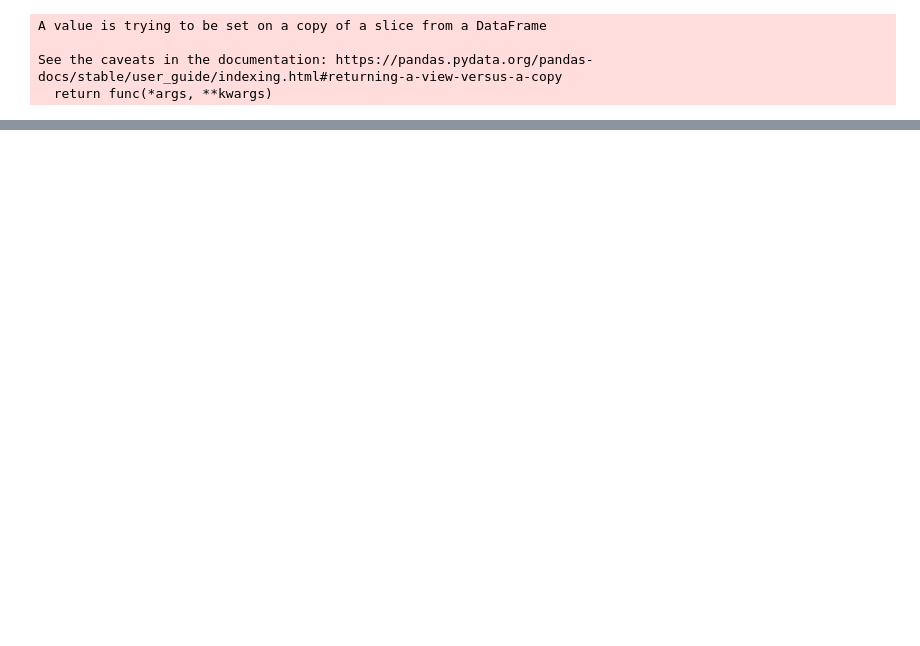
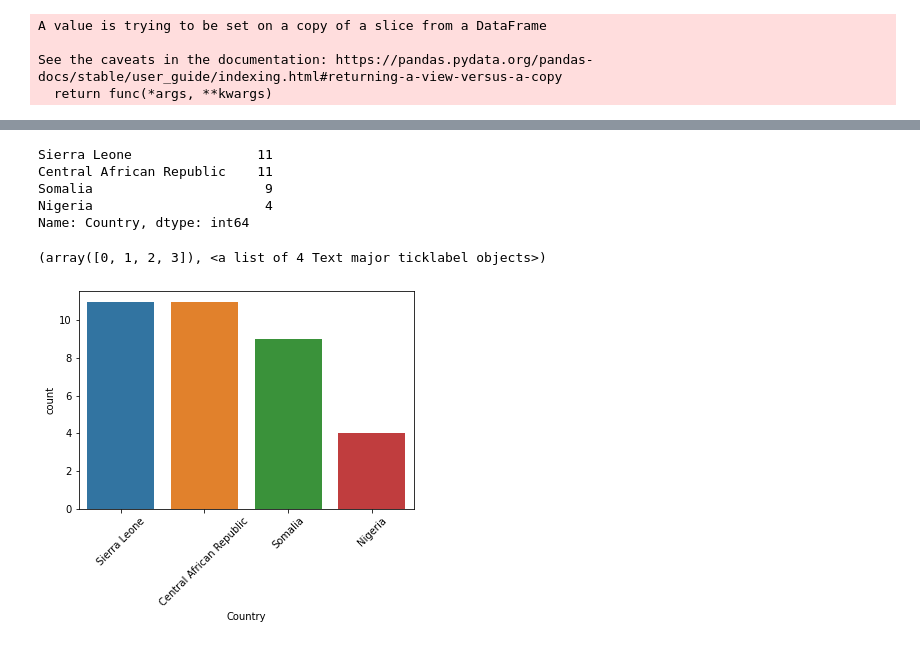
Before and after one commit to ahan-b/Projects, a Jupyter notebook: EDA_on_IMR.ipynb, the cells around one changed output, grey strips where cells are left out. Drawn from its saved outputs; the diff is of its cells as text; code cells hidden in the pictures; blank space fills up the shorter version.

```diff
--- a/EDA_on_IMR.ipynb
+++ b/EDA_on_IMR.ipynb
@@ -230,0 +481,8 @@ top_countries.head()
+# %%
+#worst countries in the year 2016
+q3_2016=x_2016['Infant Mortality Rate'].quantile(0.75)
+q1_2016=x_2016['Infant Mortality Rate'].quantile(0.25)
+IQR_2016=q3_2016-q1_2016
+worst_countries_2016=x_2016[x_2016['Infant Mortality Rate']>(1.5*IQR_2016+q3_2016)]
+worst_countries_2016.sort_values(by='Infant Mortality Rate',ascending=False,inplace=True)
+worst_countries_2016
@@ -230,0 +514,8 @@ top_countries.head()
+# %%
+#worst countries in the year 2017
+q3_2017=x_2017['Infant Mortality Rate'].quantile(0.75)
+q1_2017=x_2017['Infant Mortality Rate'].quantile(0.25)
+IQR_2017=q3_2017-q1_2017
+worst_countries_2017=x_2017[x_2017['Infant Mortality Rate']>(1.5*IQR_2017+q3_2017)]
+worst_countries_2017.sort_values(by='Infant Mortality Rate',ascending=False,inplace=True)
+worst_countries_2017
@@ -230,0 +547,8 @@ top_countries.head()
+# %%
+#worst countries in the year 2018
+q3_2018=x_2018['Infant Mortality Rate'].quantile(0.75)
+q1_2018=x_2018['Infant Mortality Rate'].quantile(0.25)
+IQR_2018=q3_2018-q1_2018
+worst_countries_2018=x_2018[x_2018['Infant Mortality Rate']>(1.5*IQR_2018+q3_2018)]
+worst_countries_2018.sort_values(by='Infant Mortality Rate',ascending=False,inplace=True)
+worst_countries_2018
@@ -230,0 +580,2 @@ top_countries.head()
+# %%
+Worst_Countries=pd.concat([worst_countries_2009,worst_countries_2010,worst_countries_2011,worst_countries_2012,worst_countries_2013,worst_countries_2014,worst_countries_2015,worst_countries_2016,worst_countries_2017,worst_countries_2018,countries_with_high_IMR])
@@ -230,0 +619,15 @@ top_countries.head()
+# %%
+Worst_Countries.Country.value_counts()
+# the worst performing countries have consistenly been Sierra Leone and the Central African Republic followed by Somalia and Nigeria
+# %% [output]
+Sierra Leone                11
+Central African Republic    11
+Somalia                      9
+Nigeria                      4
+Name: Country, dtype: int64
+# %%
+sns.countplot(Worst_Countries.Country,order = Worst_Countries['Country'].value_counts().index)
+plt.xticks(rotation=45)
+# %% [output]
+(array([0, 1, 2, 3]), <a list of 4 Text major ticklabel objects>)
+[figure, added]
```
Also changed, not shown: parts of 84 cells of this notebook.
